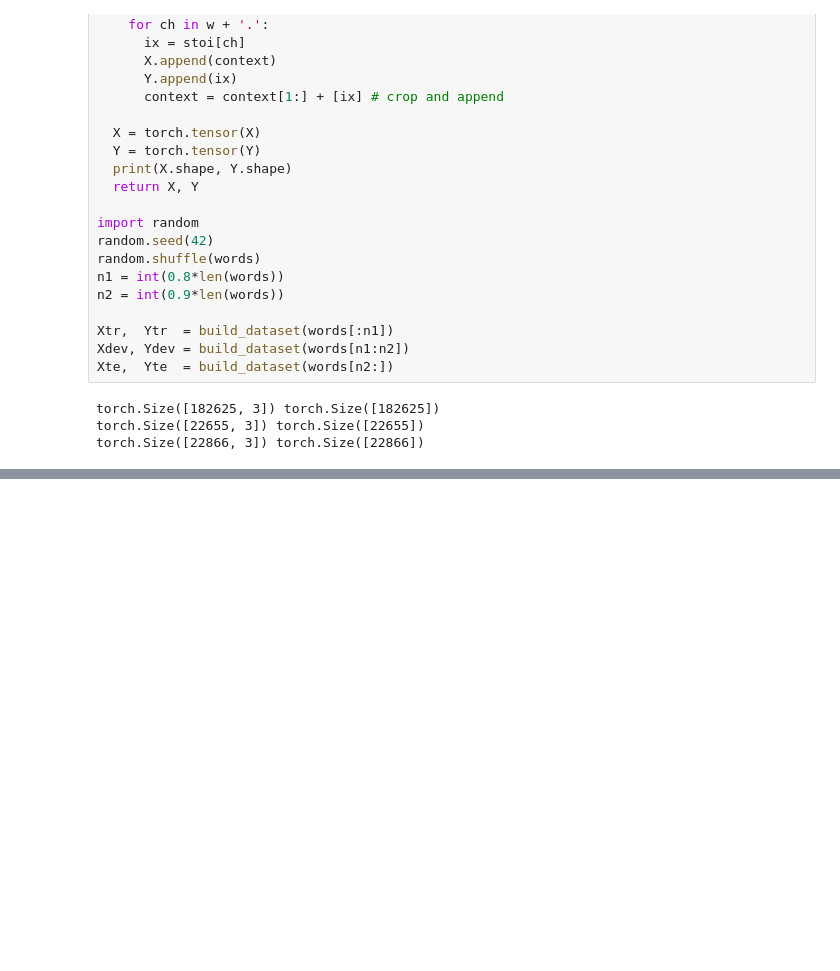
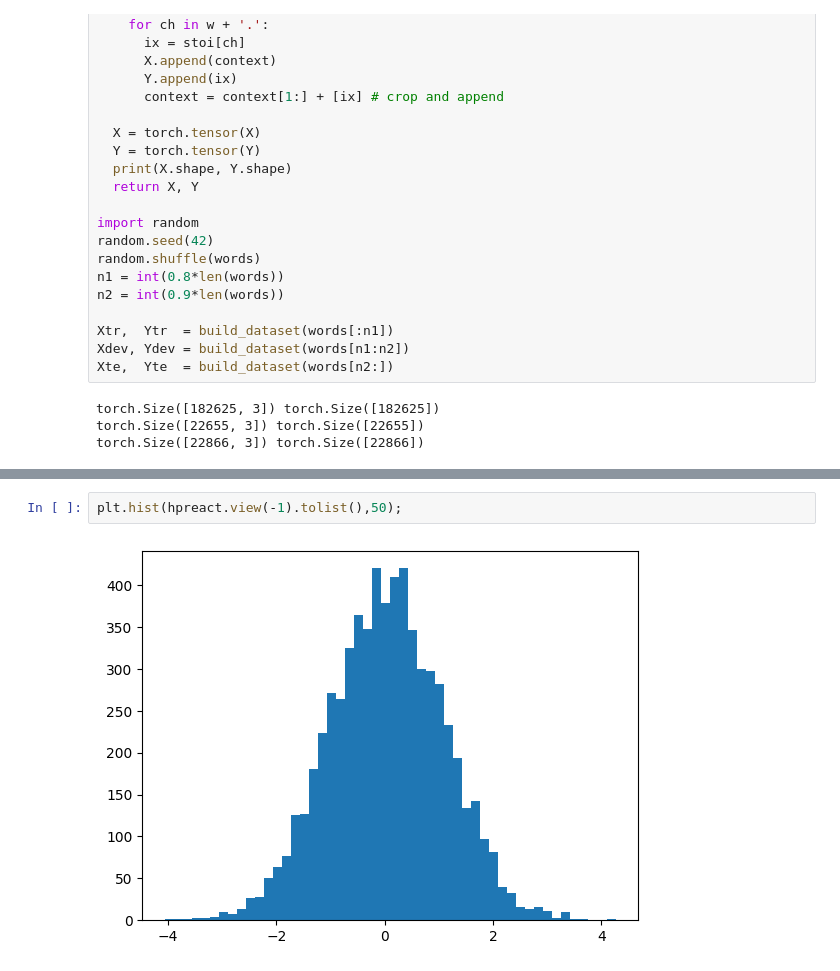
Before and after one commit to dhruvxsachdeva/karpathy-neural-networks, a Jupyter notebook: makemore_3.ipynb, the cells around one changed output, grey strips where cells are left out. Saved outputs shown, nothing was run; the diff lists cells and outputs as text; blank space fills up the shorter version.

```diff
--- a/makemore_3.ipynb
+++ b/makemore_3.ipynb
@@ -125,0 +145,4 @@ print(loss.item())
+# %%
+plt.hist(hpreact.view(-1).tolist(),50);
+# %% [output]
+[figure, added]
```
Also changed, not shown: parts of 10 cells of this notebook, 1 other file.
